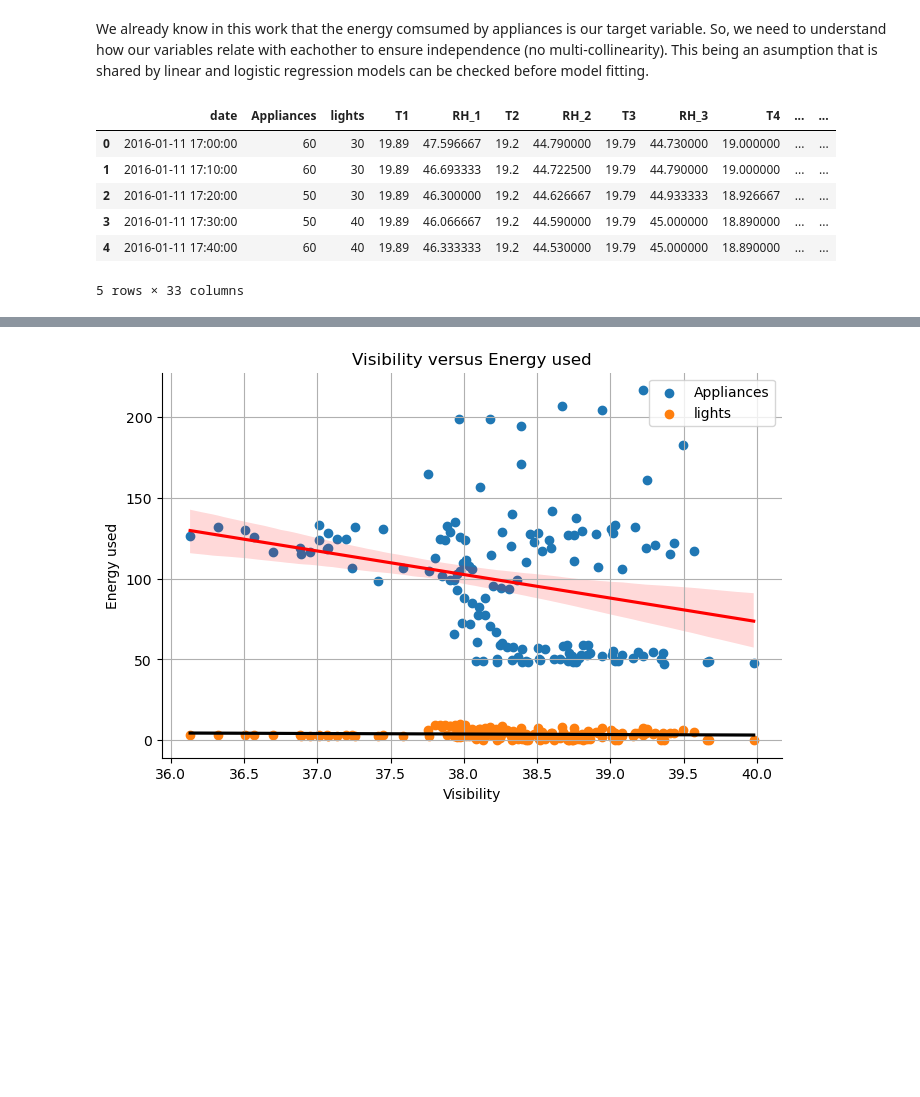
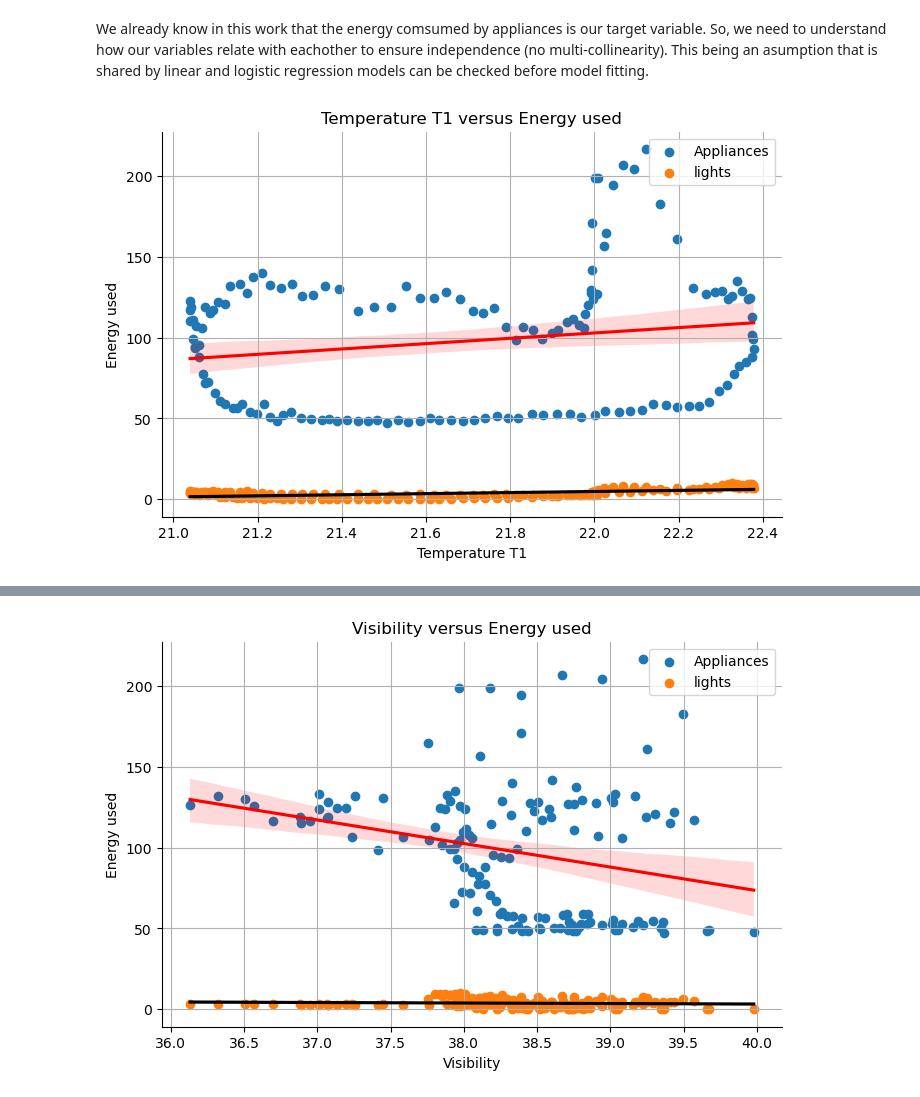
Before and after one commit to faisal9873/capstonerepo, a Jupyter notebook: capstoneSprint1.ipynb, the cells around one changed output, grey strips where cells are left out. Drawn from its saved outputs; the diff is of its cells as text; code cells hidden in the pictures; blank space fills up the shorter version.

```diff
--- a/capstoneSprint1.ipynb
+++ b/capstoneSprint1.ipynb
@@ -524,13 +533,25 @@ From the above, we observe that there is a linear relationship between external
 # %% [markdown]
 We already know in this work that the energy comsumed by appliances is our target variable. So, we need to understand how our variables relate with eachother
 to ensure independence (no multi-collinearity). This being an asumption that is shared by linear and logistic regression models can be checked before model fitting.
-# %%
-df_energy.head()
-# %% [output]
-|  | date | Appliances | lights | T1 | RH_1 | T2 | RH_2 | T3 | RH_3 | T4 | ... | ... |
-| 0 | 2016-01-11 17:00:00 | 60 | 30 | 19.89 | 47.596667 | 19.2 | 44.790000 | 19.79 | 44.730000 | 19.000000 | ... | ... |
-| 1 | 2016-01-11 17:10:00 | 60 | 30 | 19.89 | 46.693333 | 19.2 | 44.722500 | 19.79 | 44.790000 | 19.000000 | ... | ... |
-| 2 | 2016-01-11 17:20:00 | 50 | 30 | 19.89 | 46.300000 | 19.2 | 44.626667 | 19.79 | 44.933333 | 18.926667 | ... | ... |
-| 3 | 2016-01-11 17:30:00 | 50 | 40 | 19.89 | 46.066667 | 19.2 | 44.590000 | 19.79 | 45.000000 | 18.890000 | ... | ... |
-| 4 | 2016-01-11 17:40:00 | 60 | 40 | 19.89 | 46.333333 | 19.2 | 44.530000 | 19.79 | 45.000000 | 18.890000 | ... | ... |
-5 rows × 33 columns
+# %%
+## Scatter plot of Temperature T1 and Appliances
+
+plt.figure(figsize=(8, 5))
+
+plt.scatter(df_energy.groupby("NSM")["T1"].agg(["mean"]), df_energy.groupby("NSM")["Appliances"].agg(["mean"]), label='Appliances')
+plt.scatter(df_energy.groupby("NSM")["T1"].agg(["mean"]), df_energy.groupby("NSM")["lights"].agg(["mean"]), label='lights')
+
+sns.regplot(data=df_energy.groupby("NSM").mean(), x="T1", y="Appliances", scatter=False, color='red')
+sns.regplot(data=df_energy.groupby("NSM").mean(), x="T1", y="lights", scatter=False, color='black')
+
+
+plt.title("Temperature T1 versus Energy used")
+plt.ylabel('Energy used')
+plt.xlabel("Temperature T1")
+sns.despine()
+
+plt.legend()
+plt.grid()
+plt.show()
+# %% [output]
+[figure, added]
```
Also changed, not shown: parts of 20 cells of this notebook.
